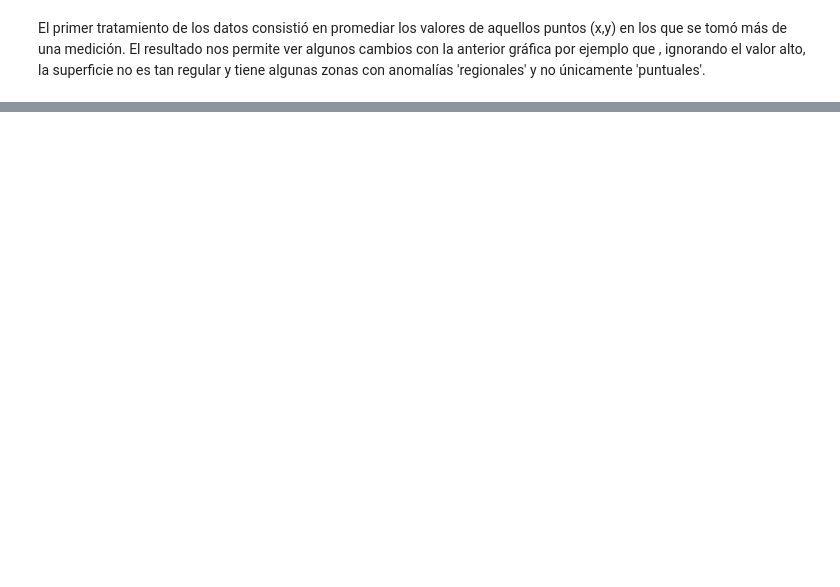
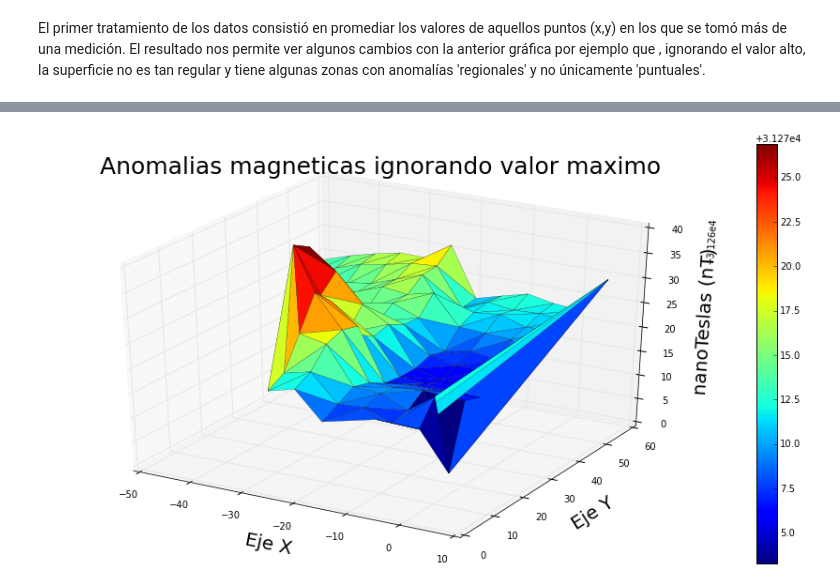
Before and after one commit to SbastianGarzon/FieldWork_DataAnalysis, a Jupyter notebook: Magnetometry/Magnetometria_H.ipynb, the cells around one changed output, grey strips where cells are left out. Saved outputs shown, nothing was run; the diff lists cells and outputs as text; code cells hidden in the pictures; blank space fills up the shorter version.

```diff
--- a/Magnetometry/Magnetometria_H.ipynb
+++ b/Magnetometry/Magnetometria_H.ipynb
@@ -140,13 +143,15 @@ NameError: name 'plt' is not defined
 # %%
 fig = plt.figure(figsize=(16,8))
 ax = fig.gca(projection='3d')
 p1=ax.plot_trisurf(XsinMax, YsinMax, PromsinMax, cmap=cm.jet, linewidth=0.2)
 c1 = fig.colorbar(p1)
 ax.set_xlabel('Eje X', fontsize=20)
 ax.set_ylabel('Eje Y', fontsize=20)
 ax.set_zlabel('nanoTeslas (nT)', fontsize=20)
-ax.set_title('Campo magnetico ignorando valor maximo',fontsize=25)
+ax.set_title('Anomalias magneticas ignorando valor maximo',fontsize=25)
 plt.show()
+# %% [output]
+[figure, added]
 # %%
 fig = plt.figure(figsize=(16,8))
 ax = fig.gca(projection='3d')
```
Also changed, not shown: parts of 7 cells of this notebook.
